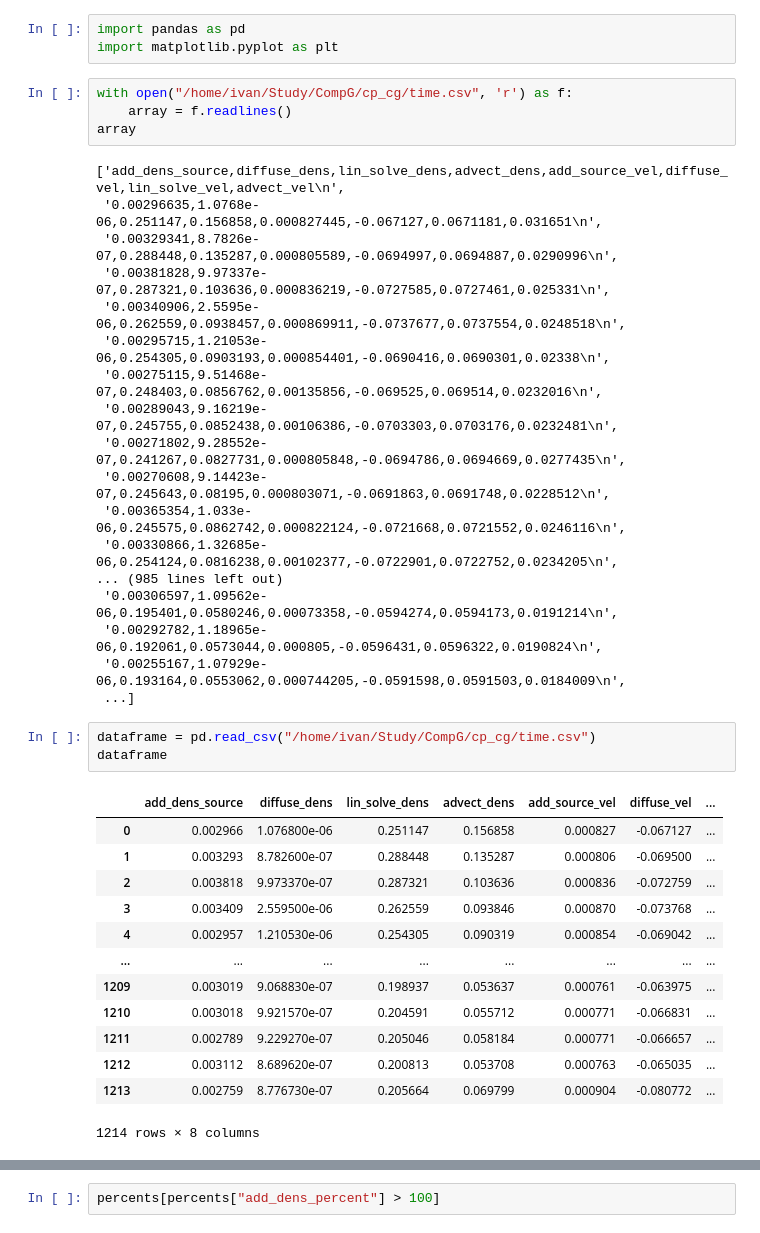
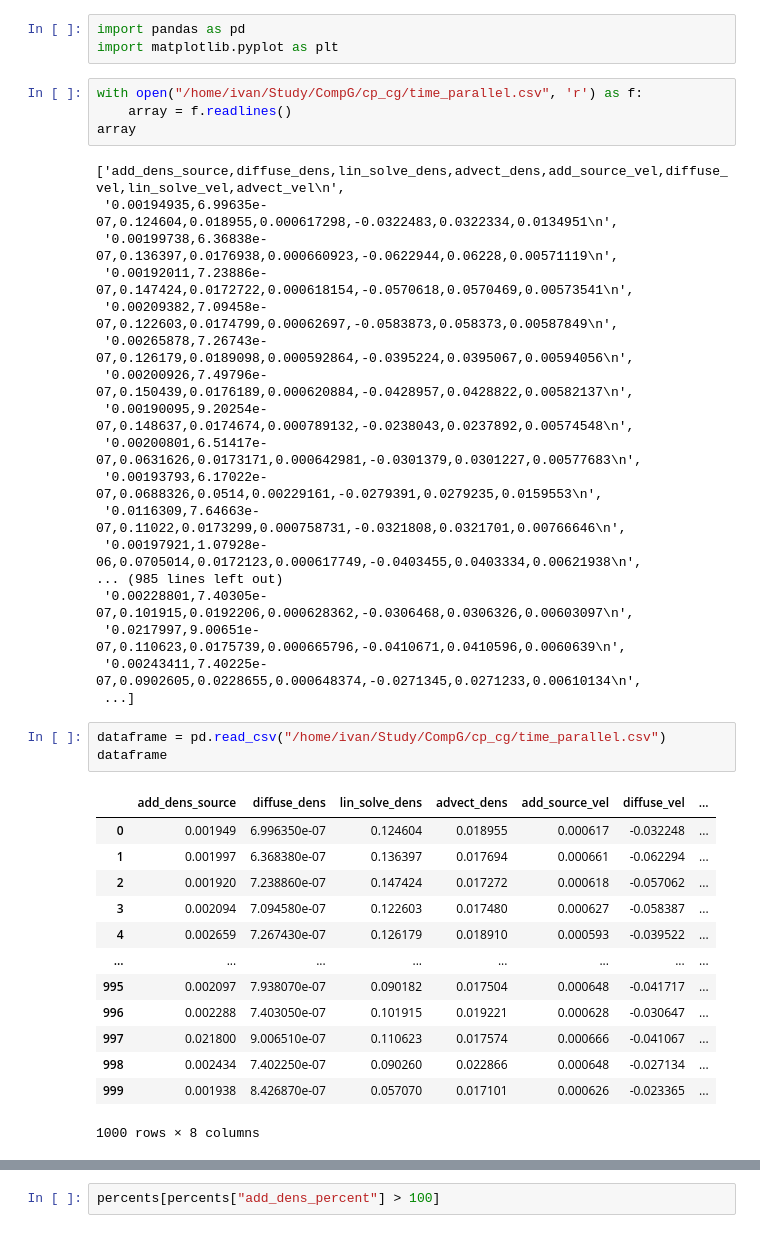
Before and after one commit to PajiloyLis/BMSTU-CG-CP, a Jupyter notebook: research.ipynb, the cells around one changed output, grey strips where cells are left out. Saved outputs shown, nothing was run; the diff lists cells and outputs as text.

```diff
--- a/research.ipynb
+++ b/research.ipynb
@@ -2,44 +2,44 @@
 import pandas as pd
 import matplotlib.pyplot as plt
 # %%
-with open("/home/ivan/Study/CompG/cp_cg/time.csv", 'r') as f:
+with open("/home/ivan/Study/CompG/cp_cg/time_parallel.csv", 'r') as f:
     array = f.readlines()
 array
 # %% [output]
 ['add_dens_source,diffuse_dens,lin_solve_dens,advect_dens,add_source_vel,diffuse_vel,lin_solve_vel,advect_vel\n',
- '0.00296635,1.0768e-06,0.251147,0.156858,0.000827445,-0.067127,0.0671181,0.031651\n',
- '0.00329341,8.7826e-07,0.288448,0.135287,0.000805589,-0.0694997,0.0694887,0.0290996\n',
- '0.00381828,9.97337e-07,0.287321,0.103636,0.000836219,-0.0727585,0.0727461,0.025331\n',
- '0.00340906,2.5595e-06,0.262559,0.0938457,0.000869911,-0.0737677,0.0737554,0.0248518\n',
- '0.00295715,1.21053e-06,0.254305,0.0903193,0.000854401,-0.0690416,0.0690301,0.02338\n',
- '0.00275115,9.51468e-07,0.248403,0.0856762,0.00135856,-0.069525,0.069514,0.0232016\n',
- '0.00289043,9.16219e-07,0.245755,0.0852438,0.00106386,-0.0703303,0.0703176,0.0232481\n',
- '0.00271802,9.28552e-07,0.241267,0.0827731,0.000805848,-0.0694786,0.0694669,0.0277435\n',
- '0.00270608,9.14423e-07,0.245643,0.08195,0.000803071,-0.0691863,0.0691748,0.0228512\n',
- '0.00365354,1.033e-06,0.245575,0.0862742,0.000822124,-0.0721668,0.0721552,0.0246116\n',
- '0.00330866,1.32685e-06,0.254124,0.0816238,0.00102377,-0.0722901,0.0722752,0.0234205\n',
+ '0.00194935,6.99635e-07,0.124604,0.018955,0.000617298,-0.0322483,0.0322334,0.0134951\n',
+ '0.00199738,6.36838e-07,0.136397,0.0176938,0.000660923,-0.0622944,0.06228,0.00571119\n',
+ '0.00192011,7.23886e-07,0.147424,0.0172722,0.000618154,-0.0570618,0.0570469,0.00573541\n',
+ '0.00209382,7.09458e-07,0.122603,0.0174799,0.00062697,-0.0583873,0.058373,0.00587849\n',
+ '0.00265878,7.26743e-07,0.126179,0.0189098,0.000592864,-0.0395224,0.0395067,0.00594056\n',
+ '0.00200926,7.49796e-07,0.150439,0.0176189,0.000620884,-0.0428957,0.0428822,0.00582137\n',
+ '0.00190095,9.20254e-07,0.148637,0.0174674,0.000789132,-0.0238043,0.0237892,0.00574548\n',
+ '0.00200801,6.51417e-07,0.0631626,0.0173171,0.000642981,-0.0301379,0.0301227,0.00577683\n',
+ '0.00193793,6.17022e-07,0.0688326,0.0514,0.00229161,-0.0279391,0.0279235,0.0159553\n',
+ '0.0116309,7.64663e-07,0.11022,0.0173299,0.000758731,-0.0321808,0.0321701,0.00766646\n',
+ '0.00197921,1.07928e-06,0.0705014,0.0172123,0.000617749,-0.0403455,0.0403334,0.00621938\n',
 ... (985 lines left out)
- '0.00306597,1.09562e-06,0.195401,0.0580246,0.00073358,-0.0594274,0.0594173,0.0191214\n',
- '0.00292782,1.18965e-06,0.192061,0.0573044,0.000805,-0.0596431,0.0596322,0.0190824\n',
- '0.00255167,1.07929e-06,0.193164,0.0553062,0.000744205,-0.0591598,0.0591503,0.0184009\n',
+ '0.00228801,7.40305e-07,0.101915,0.0192206,0.000628362,-0.0306468,0.0306326,0.00603097\n',
+ '0.0217997,9.00651e-07,0.110623,0.0175739,0.000665796,-0.0410671,0.0410596,0.0060639\n',
+ '0.00243411,7.40225e-07,0.0902605,0.0228655,0.000648374,-0.0271345,0.0271233,0.00610134\n',
  ...]
 # %%
-dataframe = pd.read_csv("/home/ivan/Study/CompG/cp_cg/time.csv")
+dataframe = pd.read_csv("/home/ivan/Study/CompG/cp_cg/time_parallel.csv")
 dataframe
 # %% [output]
 |  | add_dens_source | diffuse_dens | lin_solve_dens | advect_dens | add_source_vel | diffuse_vel | ... |
-| 0 | 0.002966 | 1.076800e-06 | 0.251147 | 0.156858 | 0.000827 | -0.067127 | ... |
-| 1 | 0.003293 | 8.782600e-07 | 0.288448 | 0.135287 | 0.000806 | -0.069500 | ... |
-| 2 | 0.003818 | 9.973370e-07 | 0.287321 | 0.103636 | 0.000836 | -0.072759 | ... |
-| 3 | 0.003409 | 2.559500e-06 | 0.262559 | 0.093846 | 0.000870 | -0.073768 | ... |
-| 4 | 0.002957 | 1.210530e-06 | 0.254305 | 0.090319 | 0.000854 | -0.069042 | ... |
+| 0 | 0.001949 | 6.996350e-07 | 0.124604 | 0.018955 | 0.000617 | -0.032248 | ... |
+| 1 | 0.001997 | 6.368380e-07 | 0.136397 | 0.017694 | 0.000661 | -0.062294 | ... |
+| 2 | 0.001920 | 7.238860e-07 | 0.147424 | 0.017272 | 0.000618 | -0.057062 | ... |
+| 3 | 0.002094 | 7.094580e-07 | 0.122603 | 0.017480 | 0.000627 | -0.058387 | ... |
+| 4 | 0.002659 | 7.267430e-07 | 0.126179 | 0.018910 | 0.000593 | -0.039522 | ... |
 | ... | ... | ... | ... | ... | ... | ... | ... |
-| 1209 | 0.003019 | 9.068830e-07 | 0.198937 | 0.053637 | 0.000761 | -0.063975 | ... |
-| 1210 | 0.003018 | 9.921570e-07 | 0.204591 | 0.055712 | 0.000771 | -0.066831 | ... |
-| 1211 | 0.002789 | 9.229270e-07 | 0.205046 | 0.058184 | 0.000771 | -0.066657 | ... |
-| 1212 | 0.003112 | 8.689620e-07 | 0.200813 | 0.053708 | 0.000763 | -0.065035 | ... |
-| 1213 | 0.002759 | 8.776730e-07 | 0.205664 | 0.069799 | 0.000904 | -0.080772 | ... |
+| 995 | 0.002097 | 7.938070e-07 | 0.090182 | 0.017504 | 0.000648 | -0.041717 | ... |
+| 996 | 0.002288 | 7.403050e-07 | 0.101915 | 0.019221 | 0.000628 | -0.030647 | ... |
+| 997 | 0.021800 | 9.006510e-07 | 0.110623 | 0.017574 | 0.000666 | -0.041067 | ... |
+| 998 | 0.002434 | 7.402250e-07 | 0.090260 | 0.022866 | 0.000648 | -0.027134 | ... |
+| 999 | 0.001938 | 8.426870e-07 | 0.057070 | 0.017101 | 0.000626 | -0.023365 | ... |
-1214 rows × 8 columns
+1000 rows × 8 columns
 # %%
 dataframe = dataframe.drop(["diffuse_dens", "diffuse_vel"], axis=1)
 dataframe
```
Also changed, not shown: parts of 15 cells of this notebook, 3 other files.
